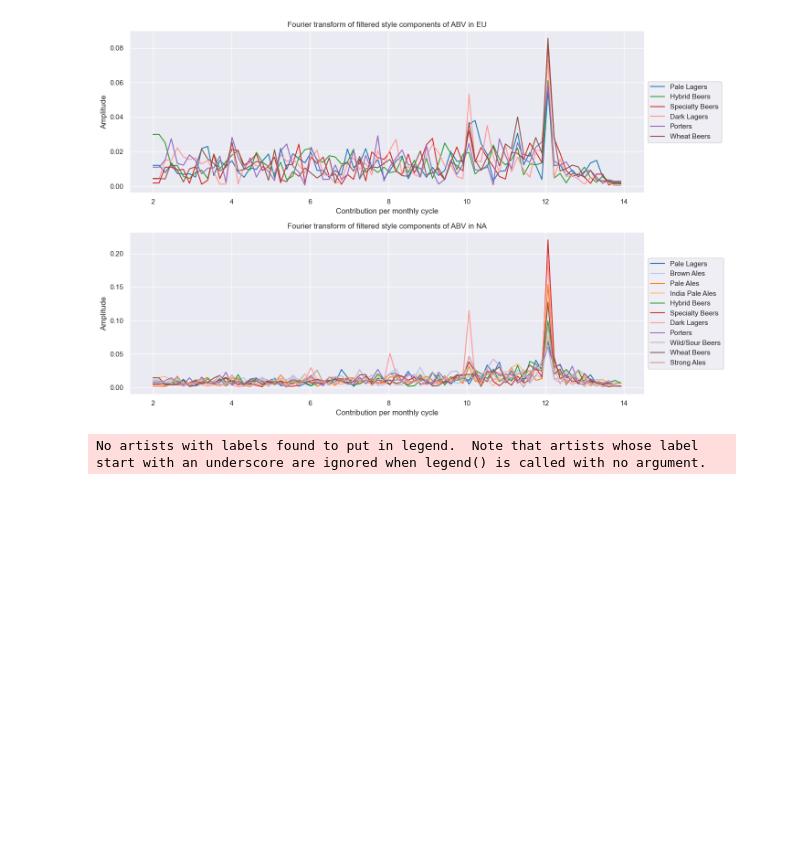
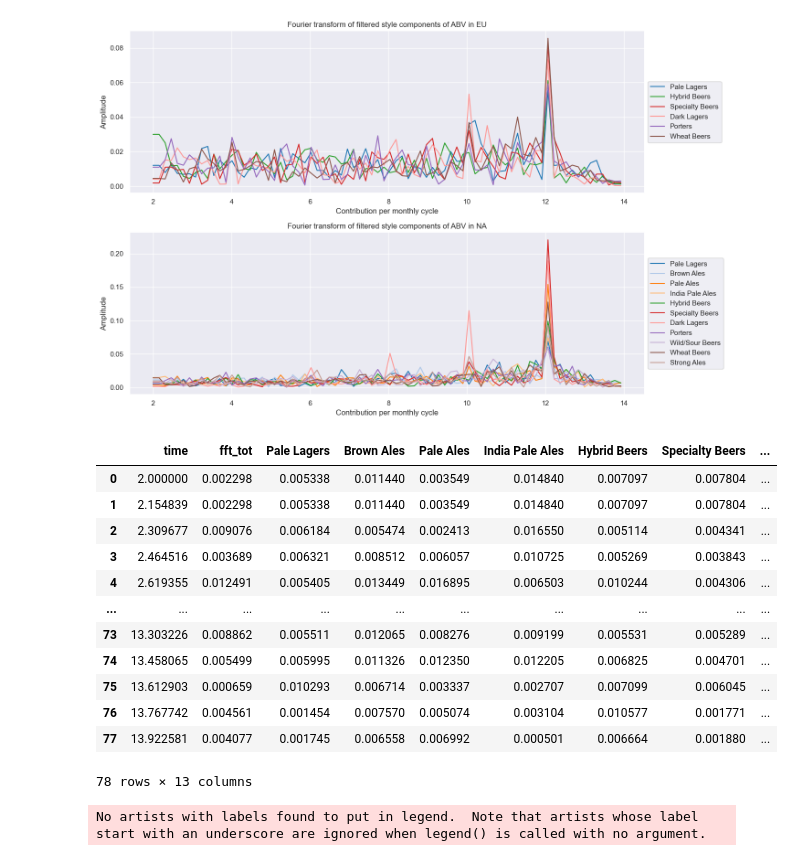
Before and after one commit to epfl-ada/ada-2023-project-welovepandas, a Jupyter notebook: Time_series.ipynb, the cells around one changed output. Drawn from its saved outputs; the diff is of its cells as text; code cells hidden in the pictures; blank space fills up the shorter version.

```diff
--- a/Time_series.ipynb
+++ b/Time_series.ipynb
@@ -257,7 +260,8 @@ df_dict_EU = {} # store all dfs in a dictionary to access them later for the FFT
 df_dict_NA = {}
 names_list = []
 
-
+phase_EU = []
+phase_NA = []
 for style in styles_list:
     # Create your DataFrame (replace this with your actual code to create the DataFrame)
     df1 = df_EU[df_EU['style'] == style]
@@ -270,6 +274,11 @@ for style in styles_list:
     df2_tot = df2_tot.fillna(method='ffill')
     res_df1 = sm.tsa.seasonal_decompose(df1_tot['abv'])
     res_df2 = sm.tsa.seasonal_decompose(df2_tot['abv'])
+    indx_1 = res_df1.seasonal.idxmax()
+    phase_EU.append(indx_1.strftime('%B'))
+    indx_2 = res_df2.seasonal.idxmax()
+    phase_NA.append(indx_2.strftime('%B'))
+
     # convert to df
     df1_time = res_to_df(res_df1)
     df2_time = res_to_df(res_df2)
@@ -301,17 +310,17 @@ def filter_dict(fft_dict, threshold):
 
     :param fft_dict: dict with ffts.
     :param threshold: float, minimum threshold for the maximum fft value.
-    :return: dict with ffts and list of indices of the styles with a maximum fft above the threshold to maintain same colors for each style
+    :return: dict with ffts and list of index of the styles with a maximum fft above the threshold to track phase and color for each style
     """
     filtered_dict = {}
-    color_index = []
+    index = [] # index for colors and phases
     keys_list = list(fft_dict.keys())
     for key, df in fft_dict.items():
         if df[(df['time'] > 11.7) & (df['time'] < 12.3)]['fft'].max() > threshold:
             filtered_dict[key] = df
-            color_index.append(keys_list.index(key))
+            index.append(keys_list.index(key))
 
-    return filtered_dict, color_index
+    return filtered_dict, index
 
 # NOTE: The threshold values were chosen by looking at the plots and finding the lowest max such that the peaks of all styles considered are around the 12 month cycle
 fft_dict_EU_filtered, colors_EU = filter_dict(fft_dict_EU, 0.04)
@@ -339,27 +348,44 @@ plt.show()
 # %%
 # create a new dataframe that contains fft_dict['EU'] 'fft' and 'time' as well as all df's stored in df_dict_EU
 
 fft_df_EU = fft_dict['df_EU']
 fft_df_EU = fft_df_EU[['time', 'fft']]
 fft_df_EU = fft_df_EU.rename(columns={'fft': 'fft_tot'})
 
-# note that we merge closest on time
+
+# note that we merge closest on time, additionaly save the phase min and max as separate arrays
 for key, df in fft_dict_EU_filtered.items():
-        fft_df_EU = pd.merge_asof(fft_df_EU, fft_dict_EU[key], on='time')
+        fft_df_EU = pd.merge_asof(fft_df_EU, fft_dict_EU[key][['time','fft']], on='time')
         fft_df_EU = fft_df_EU.rename(columns={'fft': f'{key[3:]}'})
 
 # do the same for NA
 
 fft_df_NA = fft_dict['df_NA']
 fft_df_NA = fft_df_NA[['time', 'fft']]
 fft_df_NA = fft_df_NA.rename(columns={'fft': 'fft_tot'})
 
 # note that we merge closest on time
 for key, df in fft_dict_NA_filtered.items():
-        fft_df_NA = pd.merge_asof(fft_df_NA, fft_dict_NA[key], on='time')
+        fft_df_NA = pd.merge_asof(fft_df_NA, fft_dict_NA[key][['time','fft']], on='time')
         fft_df_NA = fft_df_NA.rename(columns={'fft': f'{key[3:]}'})
 
 # only keep values betweeen 11.5 and 12.5
+
+fft_df_NA
+# %% [output]
+|  | time | fft_tot | Pale Lagers | Brown Ales | Pale Ales | India Pale Ales | Hybrid Beers | Specialty Beers | ... |
+| 0 | 2.000000 | 0.002298 | 0.005338 | 0.011440 | 0.003549 | 0.014840 | 0.007097 | 0.007804 | ... |
+| 1 | 2.154839 | 0.002298 | 0.005338 | 0.011440 | 0.003549 | 0.014840 | 0.007097 | 0.007804 | ... |
+| 2 | 2.309677 | 0.009076 | 0.006184 | 0.005474 | 0.002413 | 0.016550 | 0.005114 | 0.004341 | ... |
+| 3 | 2.464516 | 0.003689 | 0.006321 | 0.008512 | 0.006057 | 0.010725 | 0.005269 | 0.003843 | ... |
+| 4 | 2.619355 | 0.012491 | 0.005405 | 0.013449 | 0.016895 | 0.006503 | 0.010244 | 0.004306 | ... |
+| ... | ... | ... | ... | ... | ... | ... | ... | ... | ... |
+| 73 | 13.303226 | 0.008862 | 0.005511 | 0.012065 | 0.008276 | 0.009199 | 0.005531 | 0.005289 | ... |
+| 74 | 13.458065 | 0.005499 | 0.005995 | 0.011326 | 0.012350 | 0.012205 | 0.006825 | 0.004701 | ... |
+| 75 | 13.612903 | 0.000659 | 0.010293 | 0.006714 | 0.003337 | 0.002707 | 0.007099 | 0.006045 | ... |
+| 76 | 13.767742 | 0.004561 | 0.001454 | 0.007570 | 0.005074 | 0.003104 | 0.010577 | 0.001771 | ... |
+| 77 | 13.922581 | 0.004077 | 0.001745 | 0.006558 | 0.006992 | 0.000501 | 0.006664 | 0.001880 | ... |
+78 rows × 13 columns
 # %%
 # take max and index of the max of each column and plot them as scatter
 fft_df_EU = fft_df_EU[(fft_df_EU['time'] > 11.7) & (fft_df_EU['time'] < 12.3)]
```
Also changed, not shown: parts of 13 cells of this notebook.
